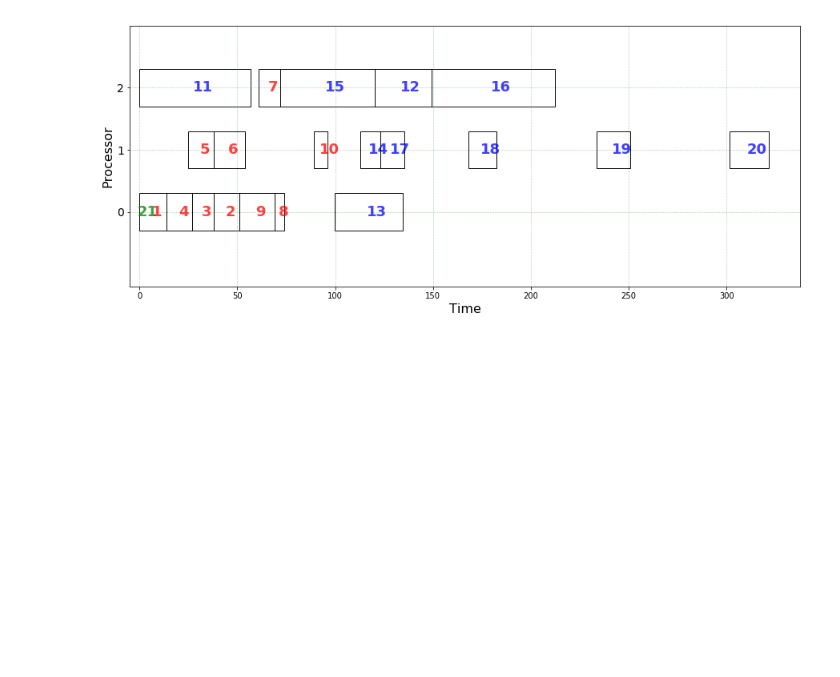
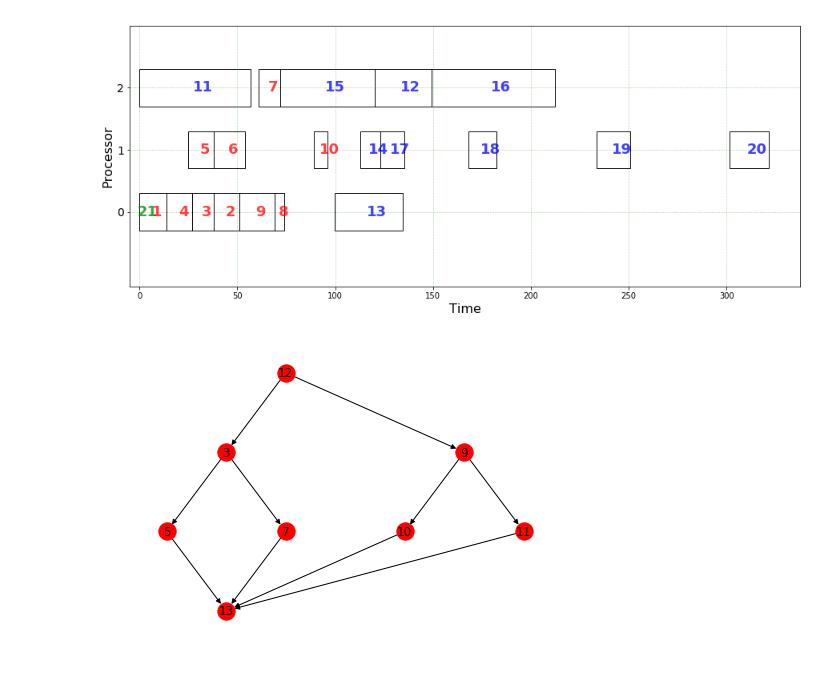
Before and after one commit to mackncheesiest/heft, a Jupyter notebook: jupyter/DAG Merging.ipynb, the cells around one changed output. Drawn from its saved outputs; the diff is of its cells as text; code cells hidden in the pictures; blank space fills up the shorter version.

Commit message:
Added ability to skip reindexing during DAG merge

```diff
--- a/jupyter/DAG Merging.ipynb
+++ b/jupyter/DAG Merging.ipynb
@@ -95,6 +96,23 @@ gantt.showGanttChart(sched)
 # %% [output]
 [figure]
 [figure]
+# %%
+"""
+Testing with the minimize_relabeling kwarg to help keep node relabeling as low as possible
+"""
+tempdag = nx.DiGraph()
+tempdag2 = nx.DiGraph()
+
+tempdag.add_node(3); tempdag.add_node(5); tempdag.add_node(7);
+tempdag.add_edge(3, 5); tempdag.add_edge(3, 7);
+
+tempdag2.add_node(1); tempdag2.add_node(2); tempdag2.add_node(3);
+tempdag2.add_edge(1, 2); tempdag2.add_edge(1, 3);
+
+combined_dag = dag_merge.merge_dags(tempdag, tempdag2, merge_method=dag_merge.MergeMethod.COMMON_ENTRY_EXIT, minimize_relabeling=True)
+nx.draw(combined_dag, pos=nx.nx_pydot.graphviz_layout(combined_dag, prog='dot'), with_labels=True)
+# %% [output]
+[figure, added]
 # %%
 importlib.reload(dag_merge)
 # %% [output]
```
Also changed, not shown: parts of 3 cells of this notebook, 1 other file.
